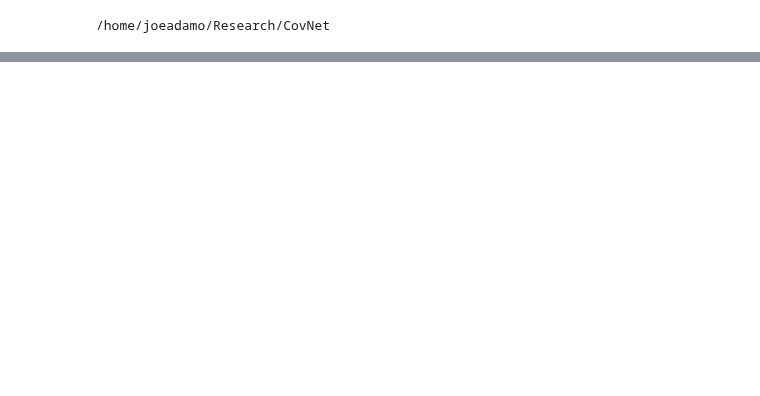
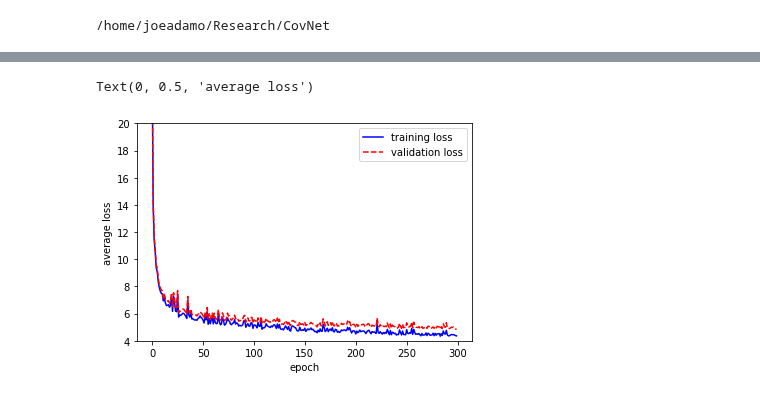
Before and after one commit to jadamo/CovNet, a Jupyter notebook: notebooks/TIMESTEP covariance emulator demo.ipynb, the cells around one changed output, grey strips where cells are left out. Cells and saved outputs as stored; diff of their text form; code cells hidden in the pictures; blank space fills up the shorter version.

Commit message:
Added config options

```diff
--- a/notebooks/TIMESTEP covariance emulator demo.ipynb
+++ b/notebooks/TIMESTEP covariance emulator demo.ipynb
@@ -41,0 +107,10 @@ import CovNet
+# %%
+# network parameters to be set by YOU!
+config_dict.save_dir = "./emulators/example_net/"
+config_dict.architecture = "MLP"
+config_dict.num_mlp_blocks = 2
+config_dict.mlp_dims = [50, 100, 200]
+
+# If you change these you also have to re-define the training / validation / test sets
+config_dict.norm_pos = norm_pos
+config_dict.norm_neg = norm_neg
@@ -41,0 +130,7 @@ import CovNet
+# %%
+# Training parameters to be set by YOU!
+config_dict.weight_initialization = "He"
+config_dict.num_epochs = 300
+config_dict.learning_rate = [1e-3]
+config_dict.batch_size = 100
+config_dict.early_stopping_epochs = -1
@@ -41,0 +141,2 @@ import CovNet
+# %%
+net = Emulator.Network_Emulator(config_dict).to(Dataset.try_gpu())
@@ -41,0 +145,7 @@ import CovNet
+# %%
+for i in range(len(config_dict.learning_rate)):
+    t1 = time.time()
+    optimizer = torch.optim.Adam(net.parameters(), lr=config_dict.learning_rate[i])
+    net.Train(optimizer, train_data, valid_data, True, config_dict.save_dir, i)
+    t2 = time.time()
+    print("Round {:0.0f} done training network!, took {:0.0f} minutes {:0.2f} seconds\n".format(i+1, int((t2 - t1)/60), (t2 - t1)%60))
@@ -41,0 +193,18 @@ import CovNet
+# %%
+training_data = torch.load("/home/joeadamo/Research/CovNet/emulators/example_net/train_data-MLP.dat", map_location=Dataset.try_gpu())
+epochs = training_data[0,:]
+round_start = torch.where(epochs == 0)[0]
+train_loss = training_data[1,:]
+valid_loss = training_data[2,:]
+
+print("final validation loss = {:0.3f}".format(torch.min(valid_loss)))
+
+plt.plot(range(len(epochs)), train_loss, color="blue", label="training loss")
+plt.plot(range(len(epochs)), valid_loss, color="red", ls="--", label="validation loss")
+plt.ylim(4, 20)
+for i in range(1, len(round_start)):
+    plt.axvline(round_start[i], c="black", ls="--")
+plt.legend()
+plt.xlabel("epoch")
+plt.ylabel("average loss")
+# %% [output]
@@ -41,0 +212,2 @@ import CovNet
+Text(0, 0.5, 'average loss')
+[figure, added]
```
Also changed, not shown: parts of 22 cells of this notebook, 6 other files.
